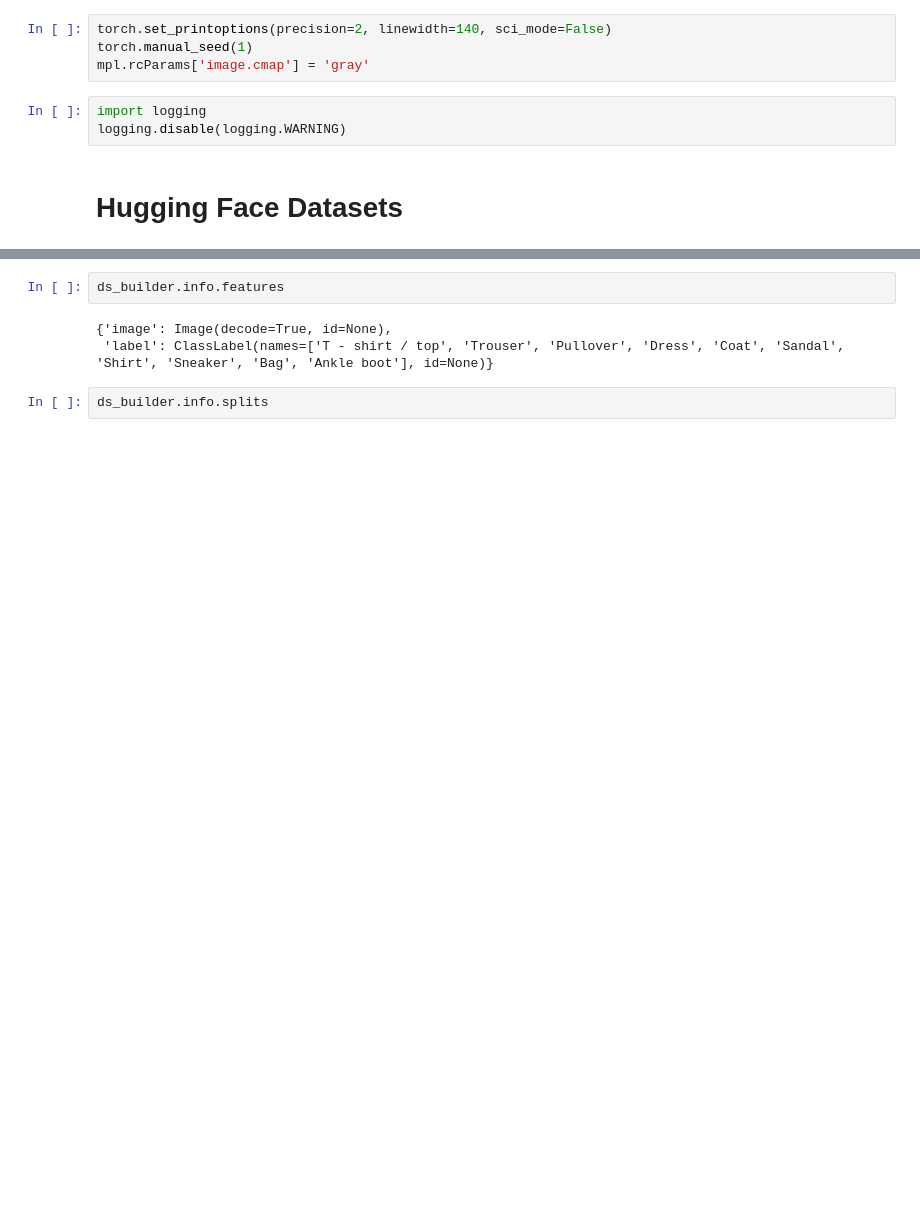
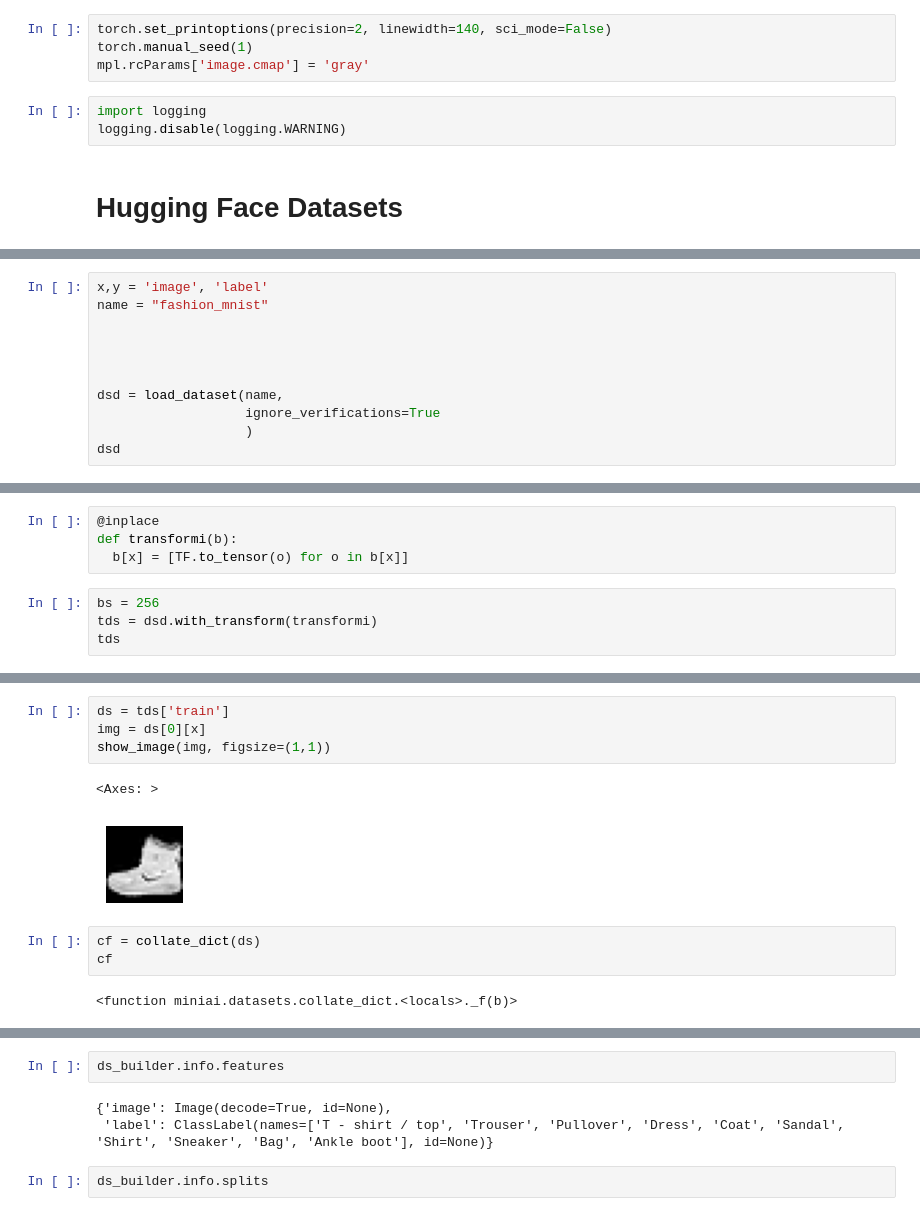
Before and after one commit to mzohaibnasir/NeuralNotes, a Jupyter notebook: 07_autoencoders_deepDiveIntoBasics.ipynb, the cells around one changed output, grey strips where cells are left out. Cells and saved outputs as stored; diff of their text form; blank space fills up the shorter version.

```diff
--- a/07_autoencoders_deepDiveIntoBasics.ipynb
+++ b/07_autoencoders_deepDiveIntoBasics.ipynb
@@ -64,0 +104,11 @@ print(ds_builder.info.description)
+# %%
+x,y = 'image', 'label'
+name = "fashion_mnist"
+
+
+
+
+dsd = load_dataset(name,
+                   ignore_verifications=True
+                   )
+dsd
@@ -64,0 +135,8 @@ print(ds_builder.info.description)
+# %%
+@inplace
+def transformi(b):
+  b[x] = [TF.to_tensor(o) for o in b[x]]
+# %%
+bs = 256
+tds = dsd.with_transform(transformi)
+tds
@@ -64,0 +154,12 @@ print(ds_builder.info.description)
+# %%
+ds = tds['train']
+img = ds[0][x]
+show_image(img, figsize=(1,1))
+# %% [output]
+<Axes: >
+[figure, added]
+# %%
+cf = collate_dict(ds)
+cf
+# %% [output]
+<function miniai.datasets.collate_dict.<locals>._f(b)>
```
Also changed, not shown: parts of 22 cells of this notebook.
